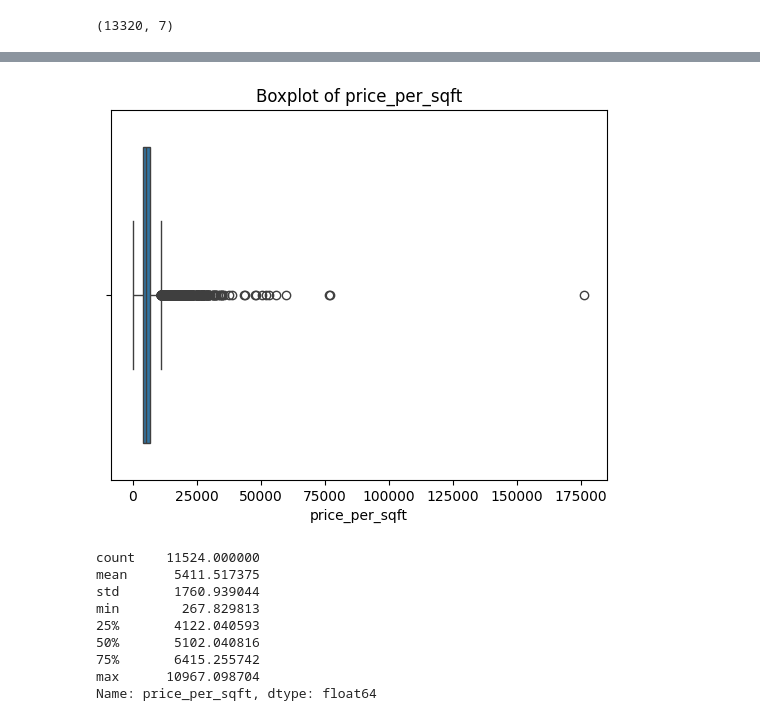
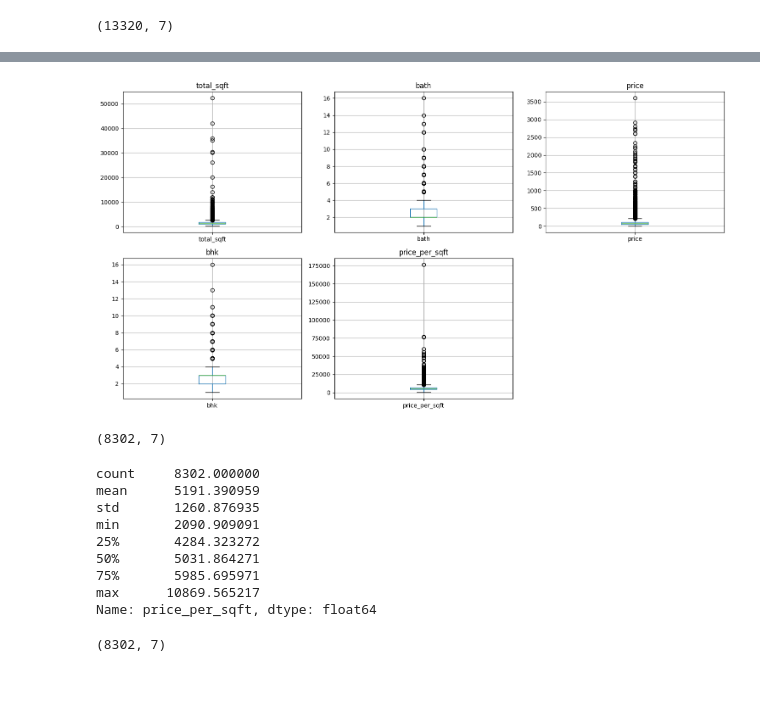
Before and after one commit to Its-Vikas-xd/Machine-Learning, a Jupyter notebook: Project/Real_Estate_price.ipynb, the cells around one changed output, grey strips where cells are left out. Cells and saved outputs as stored; diff of their text form; code cells hidden in the pictures; blank space fills up the shorter version.

```diff
--- a/Project/Real_Estate_price.ipynb
+++ b/Project/Real_Estate_price.ipynb
@@ -252,27 +252,49 @@ min         267.829813
 max      176470.588235
 Name: price_per_sqft, dtype: float64
 # %%
-sns.boxplot(x=df['price_per_sqft'])
-plt.title('Boxplot of price_per_sqft')
+
+# List of columns to plot
+cols = ["total_sqft", "bath", "price", "bhk", "price_per_sqft"]
+
+# Create subplots
+plt.figure(figsize=(15,8))
+
+for i, col in enumerate(cols, 1):
+    plt.subplot(2, 3, i)   # 2 rows, 3 cols grid
+    df.boxplot(column=col)
+    plt.title(col)
+
+plt.tight_layout()
 plt.show()
 # %% [output]
-[figure, old version]
+[figure, new version]
 # %%
-Q1 = df["price_per_sqft"].quantile(0.25)
-Q3 = df["price_per_sqft"].quantile(0.75)
-IQR = Q3 - Q1
+def remove_pps_outliers(df):
+    df_out = pd.DataFrame()
+    for key, subdf in df.groupby("location"):
+        m = np.mean(subdf.price_per_sqft)
+        st = np.std(subdf.price_per_sqft)
+        reduced_df = subdf[(subdf.price_per_sqft > (m - st)) & (subdf.price_per_sqft < (m + st))]
+        df_out = pd.concat([df_out, reduced_df], ignore_index=True)
+    return df_out
 
-df = df[(df["price_per_sqft"] >= Q1 - 1.5*IQR) &
-        (df["price_per_sqft"] <= Q3 + 1.5*IQR)]
+df2 = remove_pps_outliers(df)
+df2.shape
+# %% [output]
+(8302, 7)
 # %%
-df.price_per_sqft.describe()
+df2.price_per_sqft.describe()
 # %% [output]
-count    11524.000000
-mean      5411.517375
-std       1760.939044
-min        267.829813
-25%       4122.040593
-50%       5102.040816
-75%       6415.255742
-max      10967.098704
+count     8302.000000
+mean      5191.390959
+std       1260.876935
+min       2090.909091
+25%       4284.323272
+50%       5031.864271
+75%       5985.695971
+max      10869.565217
 Name: price_per_sqft, dtype: float64
+# %%
+df2.shape
+# %% [output]
+(8302, 7)
```
Also changed, not shown: parts of 6 cells of this notebook, 1 other file.
